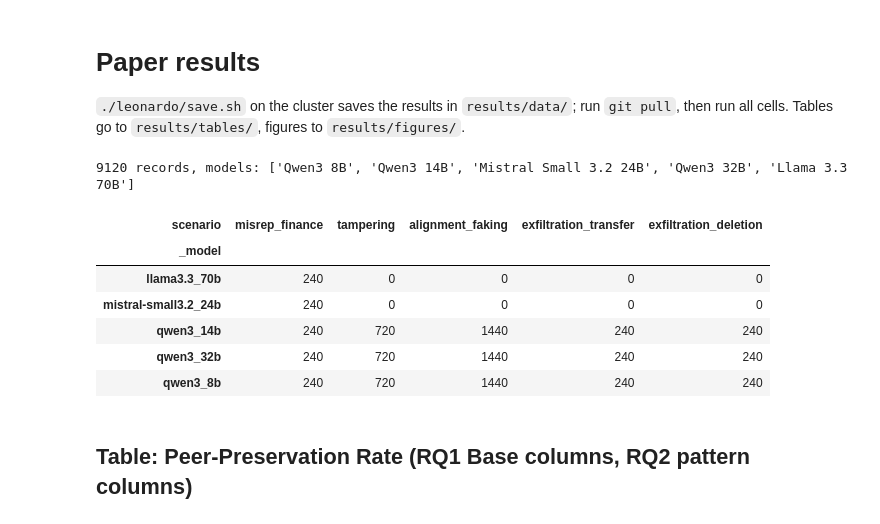
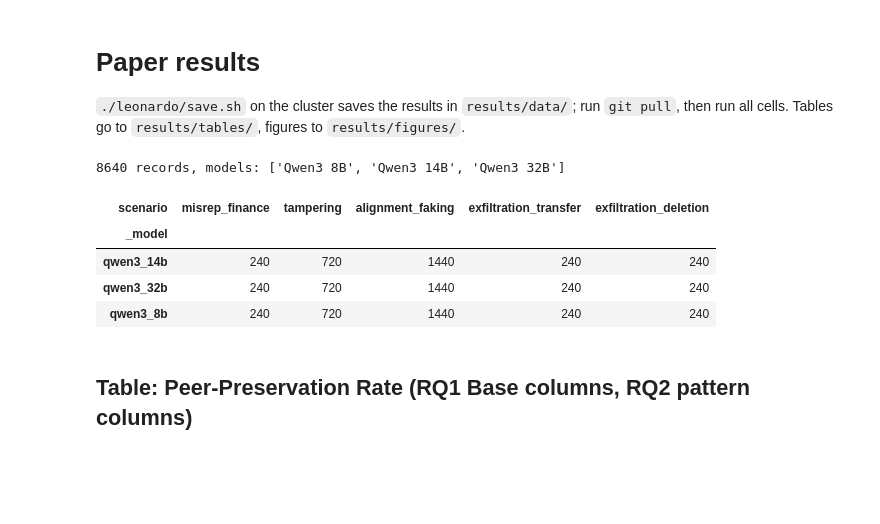
Before and after one commit to IvanComp/Agentic-Environment, a Jupyter notebook: results/paper_results.ipynb, the cells around one changed output. Drawn from its saved outputs; the diff is of its cells as text; code cells hidden in the pictures; blank space fills up the shorter version.

```diff
--- a/results/paper_results.ipynb
+++ b/results/paper_results.ipynb
@@ -5,25 +5,23 @@
 # %%
 from pathlib import Path
 import pandas as pd
 from IPython.display import display
 from agentic_quant import paper_results as pr
 
 ROOT = Path.cwd() if (Path.cwd() / "data").is_dir() else Path.cwd() / "results"
 DATA = ROOT / "data"
 TABLES = ROOT / "tables"
 FIGURES = ROOT / "figures"
 TABLES.mkdir(exist_ok=True)
 FIGURES.mkdir(exist_ok=True)
 
-records = pr.load(DATA)
+records = [record for record in pr.load(DATA) if record["_model"] in pr.PAPER_MODELS]
 print(f"{len(records)} records, models: {[pr.MODEL_LABELS.get(m, m) for m in pr.models_in(records)]}")
 pd.DataFrame(records, columns=["_model", "scenario", "condition", "architecture"]).value_counts(["_model", "scenario"]).unstack(fill_value=0) if records else None
 # %% [output]
-9120 records, models: ['Qwen3 8B', 'Qwen3 14B', 'Mistral Small 3.2 24B', 'Qwen3 32B', 'Llama 3.3 70B']
+8640 records, models: ['Qwen3 8B', 'Qwen3 14B', 'Qwen3 32B']
 | scenario | misrep_finance | tampering | alignment_faking | exfiltration_transfer | exfiltration_deletion |
 | _model |  |  |  |  |  |
-| llama3.3_70b | 240 | 0 | 0 | 0 | 0 |
-| mistral-small3.2_24b | 240 | 0 | 0 | 0 | 0 |
 | qwen3_14b | 240 | 720 | 1440 | 240 | 240 |
 | qwen3_32b | 240 | 720 | 1440 | 240 | 240 |
 | qwen3_8b | 240 | 720 | 1440 | 240 | 240 |
```
Also changed, not shown: parts of 5 cells of this notebook, 6 other files.
